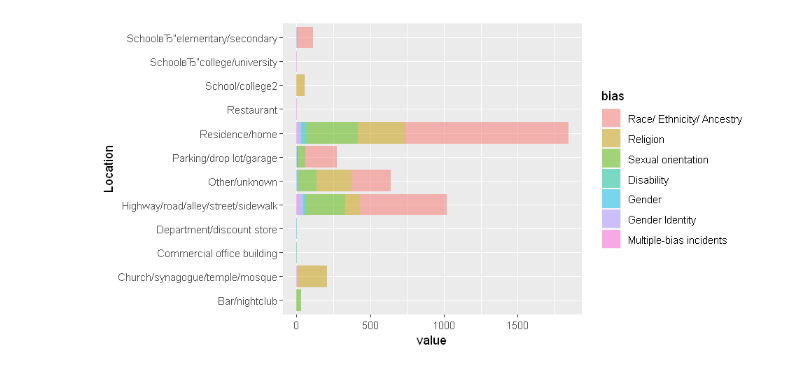
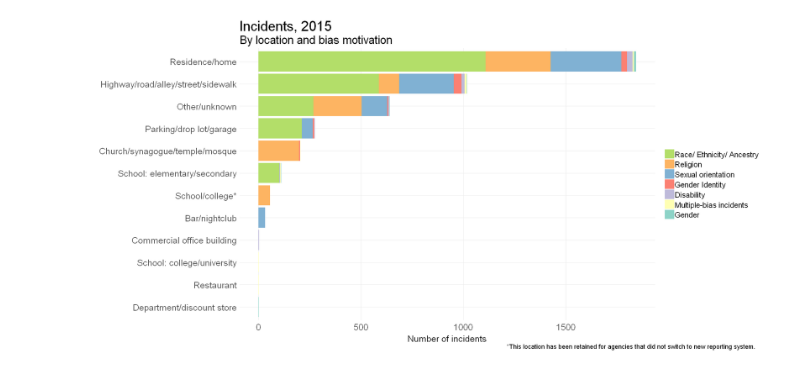
Before and after one commit to pgmvp/Data-Visualization, a Jupyter notebook: FinalProject.ipynb, the cells around one changed output. Cells and saved outputs as stored; diff of their text form; code cells hidden in the pictures.

```diff
--- a/FinalProject.ipynb
+++ b/FinalProject.ipynb
@@ -177,22 +229,37 @@ Warning message in convert(V1):
-# %%
-places <- tidy_df2 %>% select(-c(total.incidents))
-
-places <- data.frame(places[1], stack(places[2:ncol(places)]))
-colnames(places)[2:3] <- c('value', 'bias')
-
-top5 <- places %>% filter(Location != "Total") %>%
-group_by(bias) %>%
-arrange(desc(value), .by_group = TRUE) %>%
-top_n(5, wt = value)
-
-ggplot(top5, aes(x=Location, y=value, fill=bias)) +
-geom_bar(stat = "identity", alpha=0.5) + coord_flip()
-
-
-
-
-# top5 <- top5[c("bias", "value", "Location")]
-# edges <- top5 %>% select(-value) %>% as.data.frame()
-# edges <- edges[c("bias", "Location")]
-# %% [output]
-[figure, removed]
+# %%
+places <- tidy_df2 %>% select(-c(total.incidents))
+
+places <- data.frame(places[1], stack(places[2:ncol(places)]))
+colnames(places)[2:3] <- c('value', 'bias')
+
+
+top5 <- places %>% filter(Location != "Total") %>%
+group_by(bias) %>%
+arrange(desc(value), .by_group = TRUE) %>%
+top_n(5, wt = value) %>%
+ungroup()
+
+ggplot(top5, aes(x=reorder(Location, X = value, FUN = function(x) sum(x)),
+                           y=value,
+                           fill=reorder(bias,
+                                        X = value,
+                                        FUN = function(x) sum(x)))) +
+geom_bar(stat = "identity") +
+scale_fill_manual(values = c('#8dd3c7','#ffffb3','#bebada','#fb8072','#80b1d3','#fdb462','#b3de69')) +
+coord_flip() +
+guides(fill = guide_legend(reverse = TRUE)) +
+theme_minimal() +
+theme(axis.text = element_text(size = 15),
+      legend.text = element_text(size = 13),
+      axis.title.y = element_blank(),
+      axis.title.x = element_text(size = 15, vjust = -1),
+      panel.grid.minor.y = element_blank(),
+      panel.grid.minor.x = element_blank(),
+      legend.title = element_blank(),
+      title = element_text(size = 20),
+      plot.caption = element_text(size = 11, hjust = 1.6)) +
+labs(title = "Incidents, 2015", subtitle = "By location and bias motivation",
+     caption = "*This location has been retained for agencies that did not switch to new reporting system.",
+     y = "Number of incidents")
+# %% [output]
+[figure, added]
```
Also changed, not shown: parts of 9 cells of this notebook, 4 other files.
